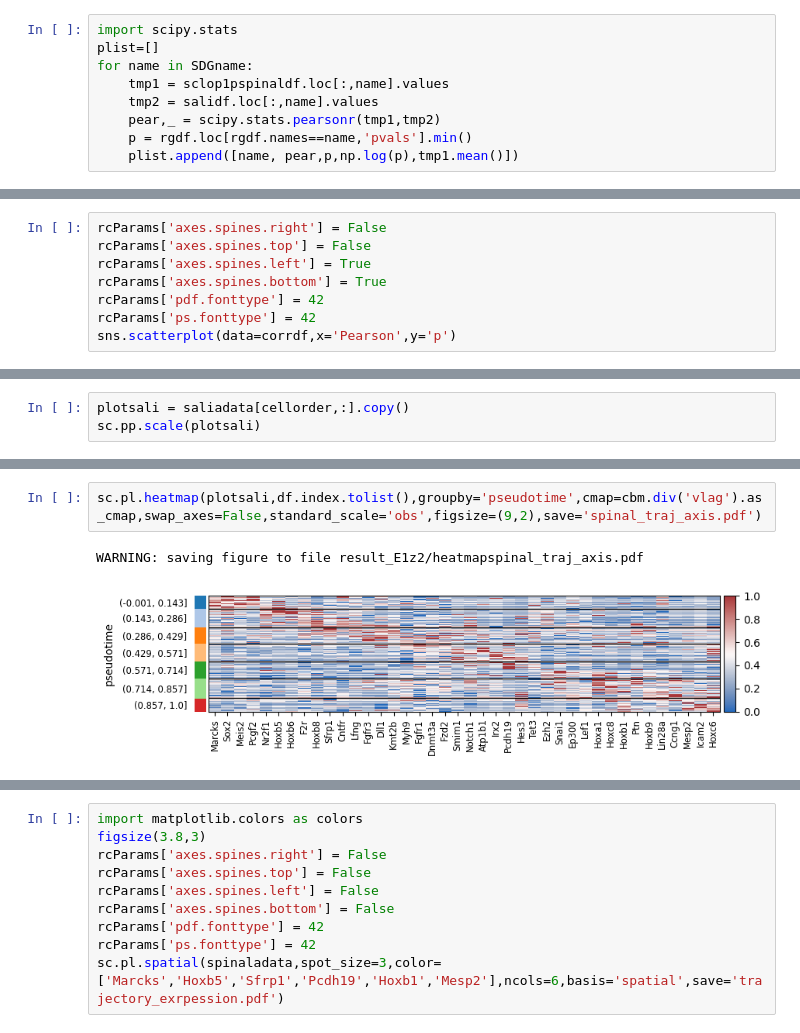
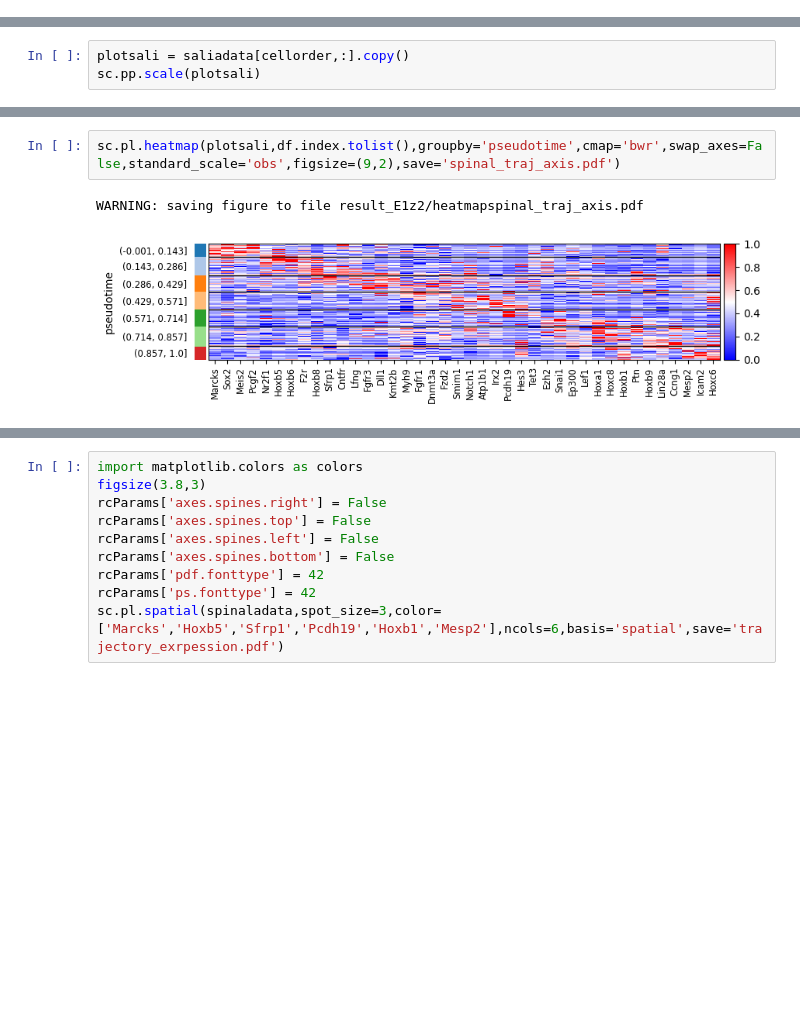
Before and after one commit to WhirlFirst/STEM, a Jupyter notebook: MouseEmbro1_STEM.ipynb, the cells around one changed output, grey strips where cells are left out. Drawn from its saved outputs; the diff is of its cells as text; blank space fills up the shorter version.

```diff
--- a/MouseEmbro1_STEM.ipynb
+++ b/MouseEmbro1_STEM.ipynb
@@ -296,9 +247,0 @@ sclop1pspinaldf = scdata[(scmetadata['celltype_mapped_refined']=='Spinal cord')&
-# %%
-import scipy.stats
-plist=[]
-for name in SDGname:
-    tmp1 = sclop1pspinaldf.loc[:,name].values
-    tmp2 = salidf.loc[:,name].values
-    pear,_ = scipy.stats.pearsonr(tmp1,tmp2)
-    p = rgdf.loc[rgdf.names==name,'pvals'].min()
-    plist.append([name, pear,p,np.log(p),tmp1.mean()])
@@ -307,8 +247,0 @@ corrdf = pd.DataFrame(plist,columns=['name','Pearson','p','p-value','mean'])
-# %%
-rcParams['axes.spines.right'] = False
-rcParams['axes.spines.top'] = False
-rcParams['axes.spines.left'] = True
-rcParams['axes.spines.bottom'] = True
-rcParams['pdf.fonttype'] = 42
-rcParams['ps.fonttype'] = 42
-sns.scatterplot(data=corrdf,x='Pearson',y='p')
@@ -407,5 +275,5 @@ cbm.pal('npg').as_hex
 # %%
-sc.pl.heatmap(plotsali,df.index.tolist(),groupby='pseudotime',cmap=cbm.div('vlag').as_cmap,swap_axes=False,standard_scale='obs',figsize=(9,2),save='spinal_traj_axis.pdf')
+sc.pl.heatmap(plotsali,df.index.tolist(),groupby='pseudotime',cmap='bwr',swap_axes=False,standard_scale='obs',figsize=(9,2),save='spinal_traj_axis.pdf')
 # %% [output]
 WARNING: saving figure to file result_E1z2/heatmapspinal_traj_axis.pdf
-[figure, old version]
+[figure, new version]
```
Also changed, not shown: parts of 30 cells of this notebook.
